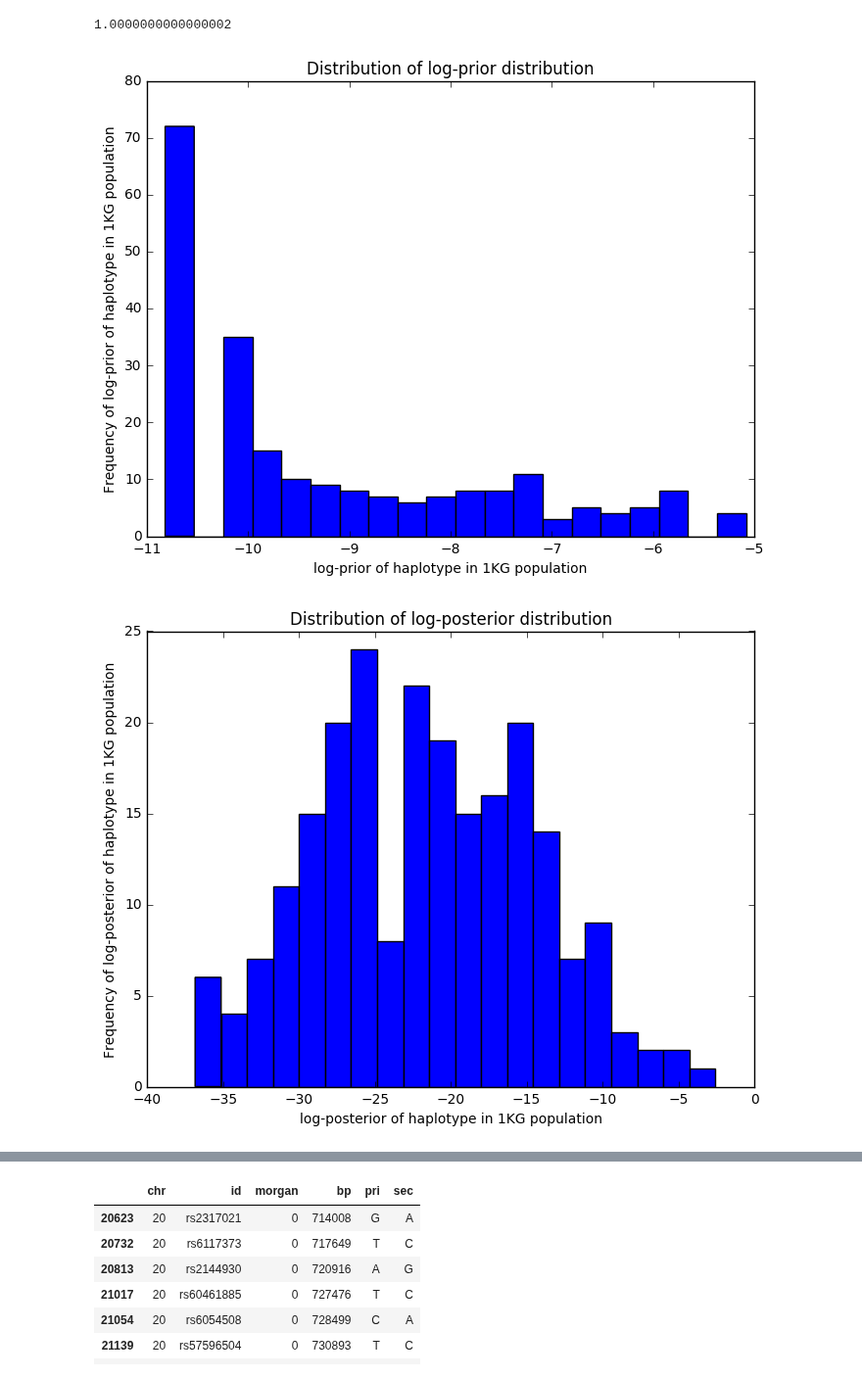
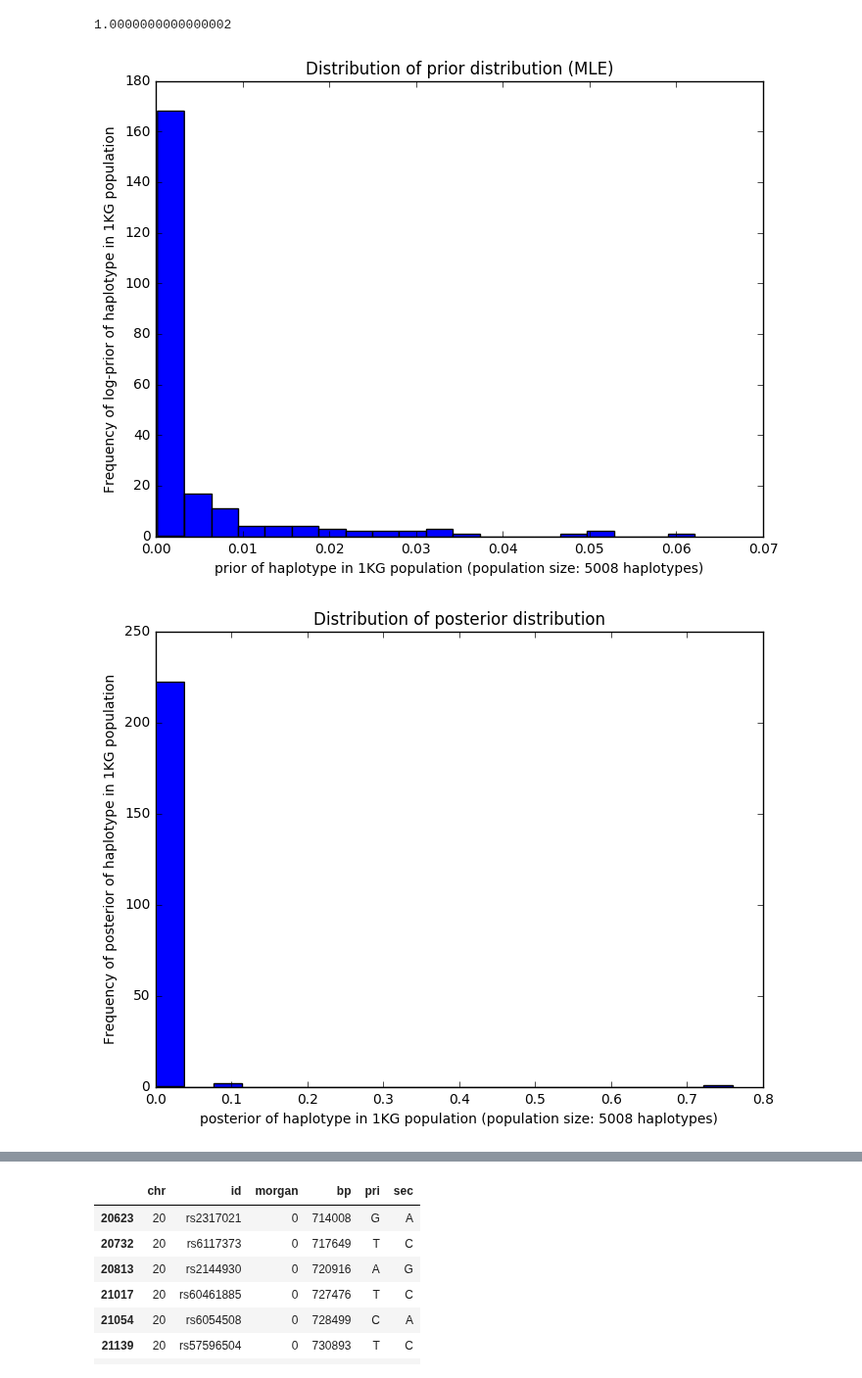
Before and after one commit to rivas-lab/nanopore, a Jupyter notebook: dev/scripts/20170210/20170210_Bayesian_online_inference_of_haplotype.ipynb, the cells around one changed output, grey strips where cells are left out. Shown at 98% size. Cells and saved outputs as stored; diff of their text form; code cells hidden in the pictures.

```diff
--- a/dev/scripts/20170210/20170210_Bayesian_online_inference_of_haplotype.ipynb
+++ b/dev/scripts/20170210/20170210_Bayesian_online_inference_of_haplotype.ipynb
@@ -151,6 +155,9 @@ array([20623, 20732, 20813, 21017, 21054, 21139, 21143, 21187, 21253,
        21331, 21537, 21540, 21562, 21607, 21632], dtype=uint32)
 # %%
 def read_haplotype(pgen, variant_idxs):
+    '''
+    Wrapper function to read haplotype with pgenlib
+    '''
     sample_ct = pgen.get_raw_sample_ct()
     read_alleles_list_buf = np.zeros((len(variant_idxs),
                                       2 * sample_ct),
@@ -377,6 +355,9 @@ np.sum(np.exp(log_priors))
 #### probability of observation (event) given haplotype (p_e_g_h)
 # %%
 def prob_fragment_given_hap(obs, hap, n, p):
+    '''
+    p: error rate
+    '''
     x = hamming_dist(obs, hap)
     return(x * np.log(p) + (n - x) * np.log(1 - p))
 # %%
@@ -400,18 +382,18 @@ sum(np.exp(log_p_h_g_e))
 # %% [output]
 1.0000000000000002
 # %%
-make_hist(log_priors - np.log(10),
-          title='Distribution of log-prior distribution',
-          xlabel = 'log-prior of haplotype in 1KG population',
+make_hist(np.exp(log_priors),
+          title='Distribution of prior distribution (MLE)',
+          xlabel = 'prior of haplotype in 1KG population (population size: {} haplotypes)'.format(haps.shape[0]),
           ylabel = 'Frequency of log-prior of haplotype in 1KG population',
           filename = '20170210_Bayesian_online_inference_of_haplotype.prior.png')
 # %% [output]
-[figure, old version]
+[figure, new version]
 # %%
-make_hist(log_p_h_g_e - np.log(10),
-          title='Distribution of log-posterior distribution',
-          xlabel = 'log-posterior of haplotype in 1KG population',
-          ylabel = 'Frequency of log-posterior of haplotype in 1KG population',
+make_hist(np.exp(log_p_h_g_e),
+          title='Distribution of posterior distribution',
+          xlabel = 'posterior of haplotype in 1KG population (population size: {} haplotypes)'.format(haps.shape[0]),
+          ylabel = 'Frequency of posterior of haplotype in 1KG population',
           filename = '20170210_Bayesian_online_inference_of_haplotype.posterior334.png')
 # %% [output]
-[figure, old version]
+[figure, new version]
```
Also changed, not shown: parts of 50 cells of this notebook, 2 other files.
